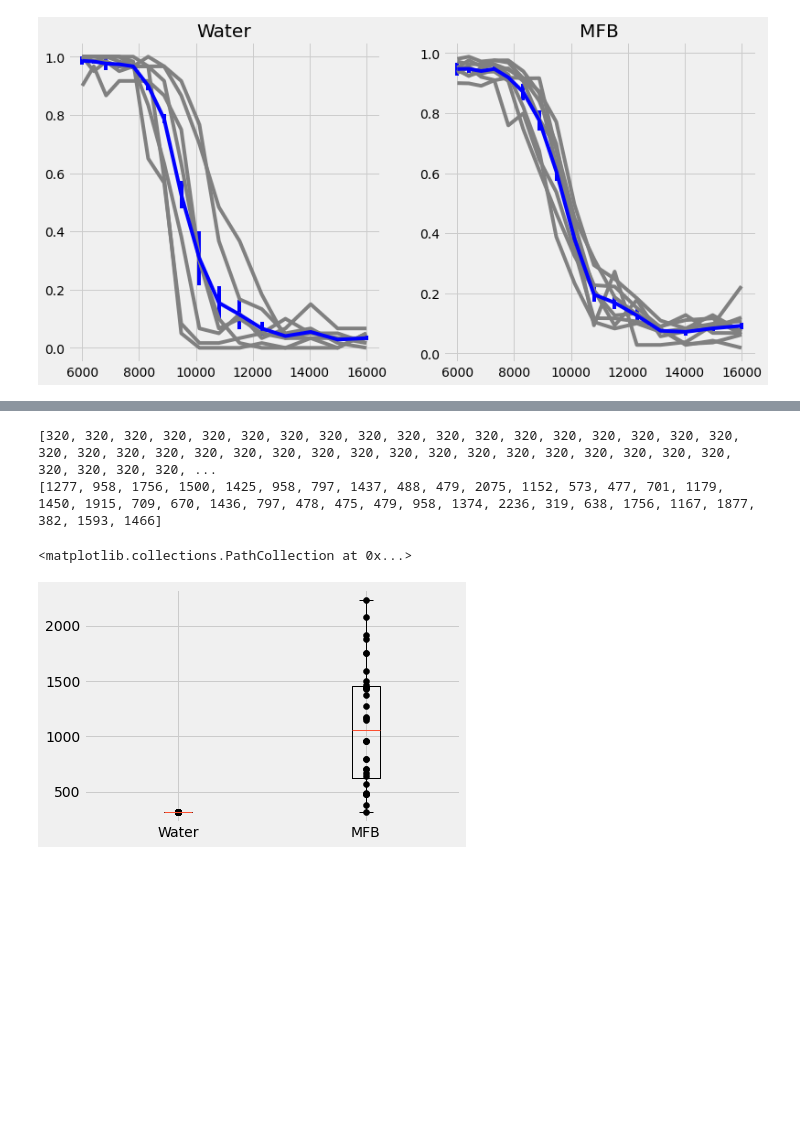
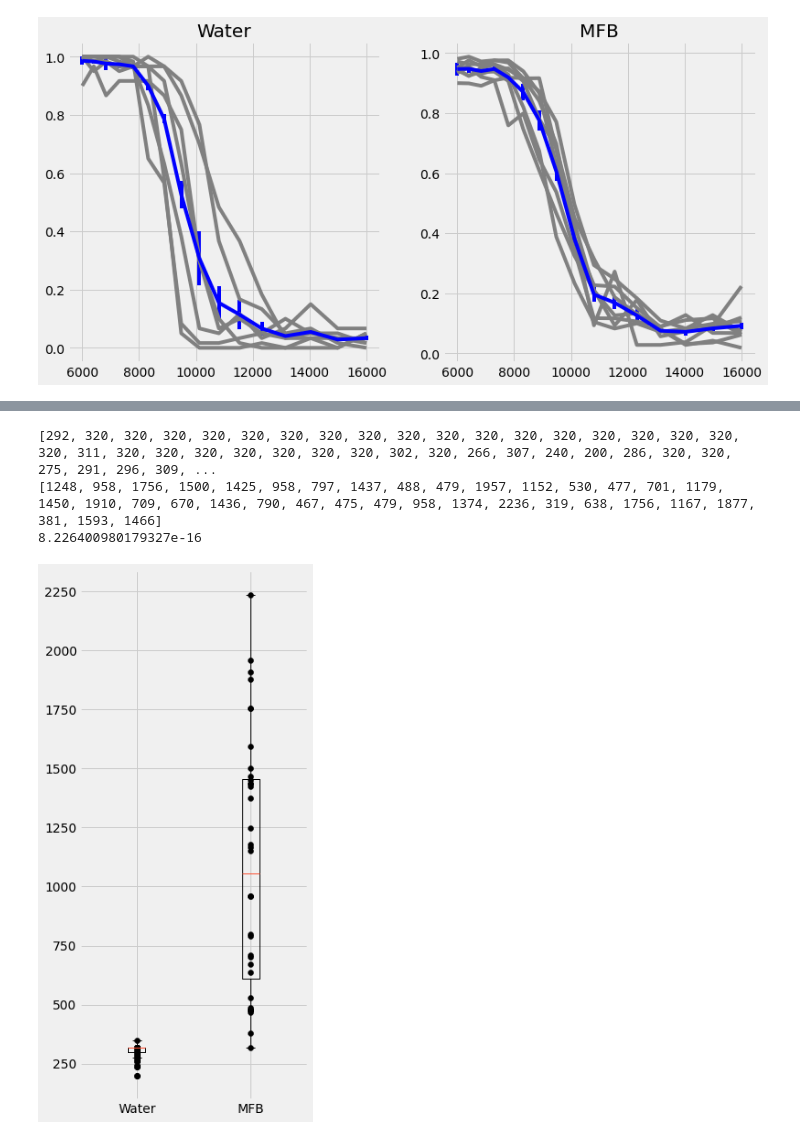
Before and after one commit to AntoninVerdier/Utilities, a Jupyter notebook: Elphy_Analysis/MFB_Figures.ipynb, the cells around one changed output, grey strips where cells are left out. Cells and saved outputs as stored; diff of their text form; code cells hidden in the pictures; blank space fills up the shorter version.

Commit message:
individual plots corrected

```diff
--- a/Elphy_Analysis/MFB_Figures.ipynb
+++ b/Elphy_Analysis/MFB_Figures.ipynb
@@ -403,3 +405,8 @@ axs[1].set_title('MFB')
 plt.show()
 # %% [output]
 [figure]
+# %%
+mice_water_disc = load_water(batch3=True, verbose=False, tag='DISC', rmgaps='Antonin', linkday=True)
+mice_mfb_disc = load_MFB(tag='DISC', verbose=False, rmgaps='Antonin')
+for mouse in mice_water_disc: mouse.select_best_trials(3)
+for mouse in mice_mfb_disc: mouse.keep_best_sessions(3)
@@ -405,0 +442,3 @@ plt.show()
+# %%
+mice_water_pc = load_water(batch3=False, verbose=False, tag='PC', rmgaps='Brice', linkday=True)
+mice_mfb_pc = load_MFB(tag='PC', verbose=False, rmgaps='Brice')
@@ -406,30 +454,40 @@ plt.show()
 # %%
 # Get best longest sessions in both methods
 scores_water = [mouse.perf()[0] for mouse in mice_water_pc]
 scores_mfb = [[np.sum(c)*100/len(c) for c in mouse.corrs] for mouse in mice_mfb_pc]
 
 distrib = []
 for i, m in enumerate(scores_water):
     for j, sess in enumerate(m):
         if sess > 80:
             distrib.append(len(mice_water_pc[i].elphy[j].tr_corr))
 
 distrib_mfb = []
 for i, m in enumerate(scores_mfb):
     for j, sess in enumerate(m):
         if sess > 80:
             distrib_mfb.append(len(mice_mfb_pc[i].corrs[j]))
 print(distrib)
 print(distrib_mfb)
 
+stdisc, pdisc = ranksums(distrib, distrib_mfb)
+print(pdisc)
+
+plt.figure(figsize=(4, 10))
+
 plt.boxplot([distrib, distrib_mfb], vert=True)
 plt.xticks([1, 2], labels=['Water', 'MFB'])
 plt.scatter([1]*len(distrib), distrib, c='black')
 plt.scatter([2]*len(distrib_mfb), distrib_mfb, c='black')
 plt.show()
+
+# Mettre une observation comme quoi le nombre de trial est gardé à 320 pour
+# maintenir une bonne déprivation hydrique. Avec l'eau on est soumis à une contrainte
+# de liquide donc c'est nbormal de ne pas avoir beaucouàp plus de jitter.
+# Metrtre en lien avec poids et perf pour montrer quy'on sait bien faire une depriv
 # %% [output]
-[320, 320, 320, 320, 320, 320, 320, 320, 320, 320, 320, 320, 320, 320, 320, 320, 320, 320, 320, 320, 320, 320, 320, 320, 320, 320, 320, 320, 320, 320, 320, 320, 320, 320, 320, 320, 320, 320, 320, 320, ...
-[1277, 958, 1756, 1500, 1425, 958, 797, 1437, 488, 479, 2075, 1152, 573, 477, 701, 1179, 1450, 1915, 709, 670, 1436, 797, 478, 475, 479, 958, 1374, 2236, 319, 638, 1756, 1167, 1877, 382, 1593, 1466]
+[292, 320, 320, 320, 320, 320, 320, 320, 320, 320, 320, 320, 320, 320, 320, 320, 320, 320, 320, 311, 320, 320, 320, 320, 320, 320, 320, 302, 320, 266, 307, 240, 200, 286, 320, 320, 275, 291, 296, 309, ...
+[1248, 958, 1756, 1500, 1425, 958, 797, 1437, 488, 479, 1957, 1152, 530, 477, 701, 1179, 1450, 1910, 709, 670, 1436, 790, 467, 475, 479, 958, 1374, 2236, 319, 638, 1756, 1167, 1877, 381, 1593, 1466]
+8.226400980179327e-16
-<matplotlib.collections.PathCollection at 0x...>
-[figure, old version]
+[figure, new version]
 # %%
```
Also changed, not shown: parts of 8 cells of this notebook.
